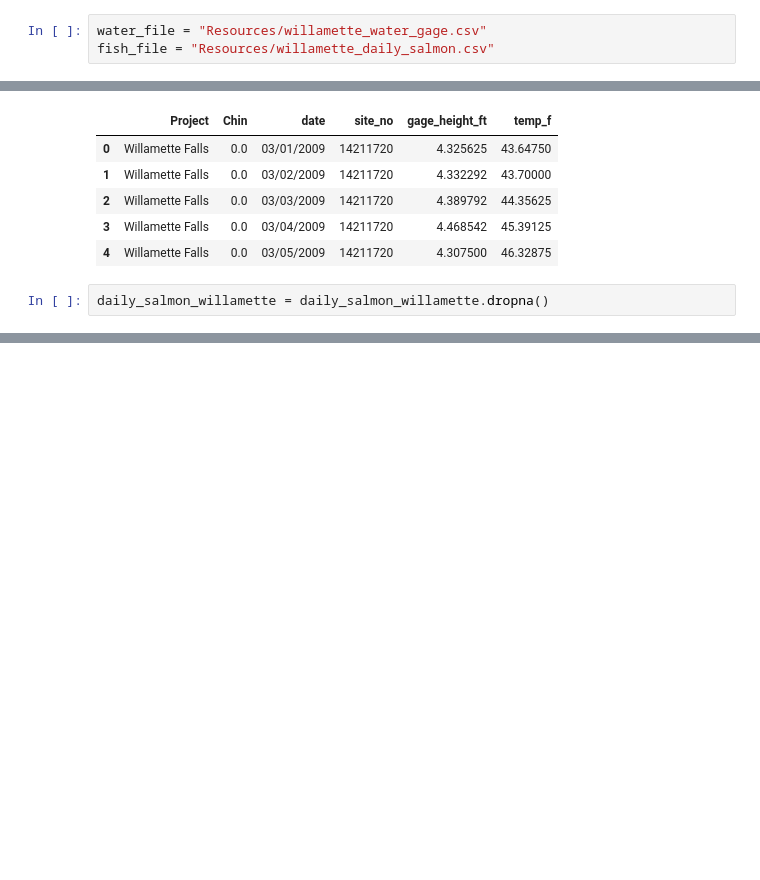
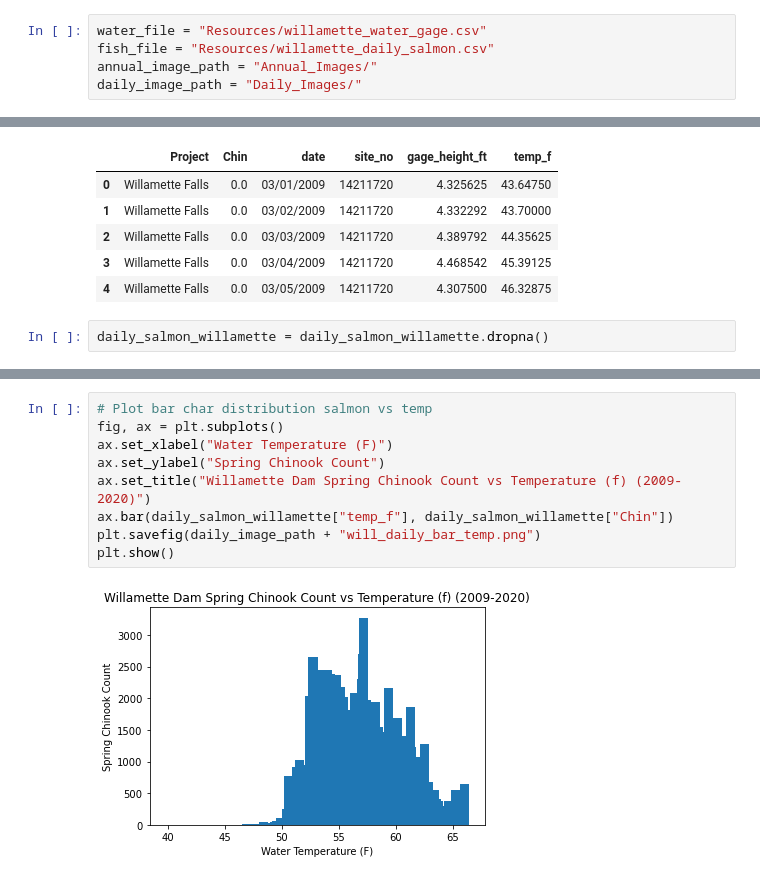
Before and after one commit to jayhjman/bootcamp-project1, a Jupyter notebook: daily_willamette.ipynb, the cells around one changed output, grey strips where cells are left out. Drawn from its saved outputs; the diff is of its cells as text; blank space fills up the shorter version.

Commit message:
Finished coding and plotting!

```diff
--- a/daily_willamette.ipynb
+++ b/daily_willamette.ipynb
@@ -6,6 +6,8 @@ import numpy as np
 # %%
 water_file = "Resources/willamette_water_gage.csv"
 fish_file = "Resources/willamette_daily_salmon.csv"
+annual_image_path = "Annual_Images/"
+daily_image_path = "Daily_Images/"
 # %%
 willamette_water_gage = pd.read_csv(water_file, sep="\t")
 willamette_salmon_df = pd.read_csv(fish_file, sep=",")
@@ -227 +231,12 @@ The p-value is: 2.5054640725758246e-76
 [figure]
+# %%
+# Plot bar char distribution salmon vs temp
+fig, ax = plt.subplots()
+ax.set_xlabel("Water Temperature (F)")
+ax.set_ylabel("Spring Chinook Count")
+ax.set_title("Willamette Dam Spring Chinook Count vs Temperature (f) (2009-2020)")
+ax.bar(daily_salmon_willamette["temp_f"], daily_salmon_willamette["Chin"])
+plt.savefig(daily_image_path + "will_daily_bar_temp.png")
+plt.show()
+# %% [output]
+[figure, added]
```
Also changed, not shown: parts of 22 cells of this notebook, 7 other files.
